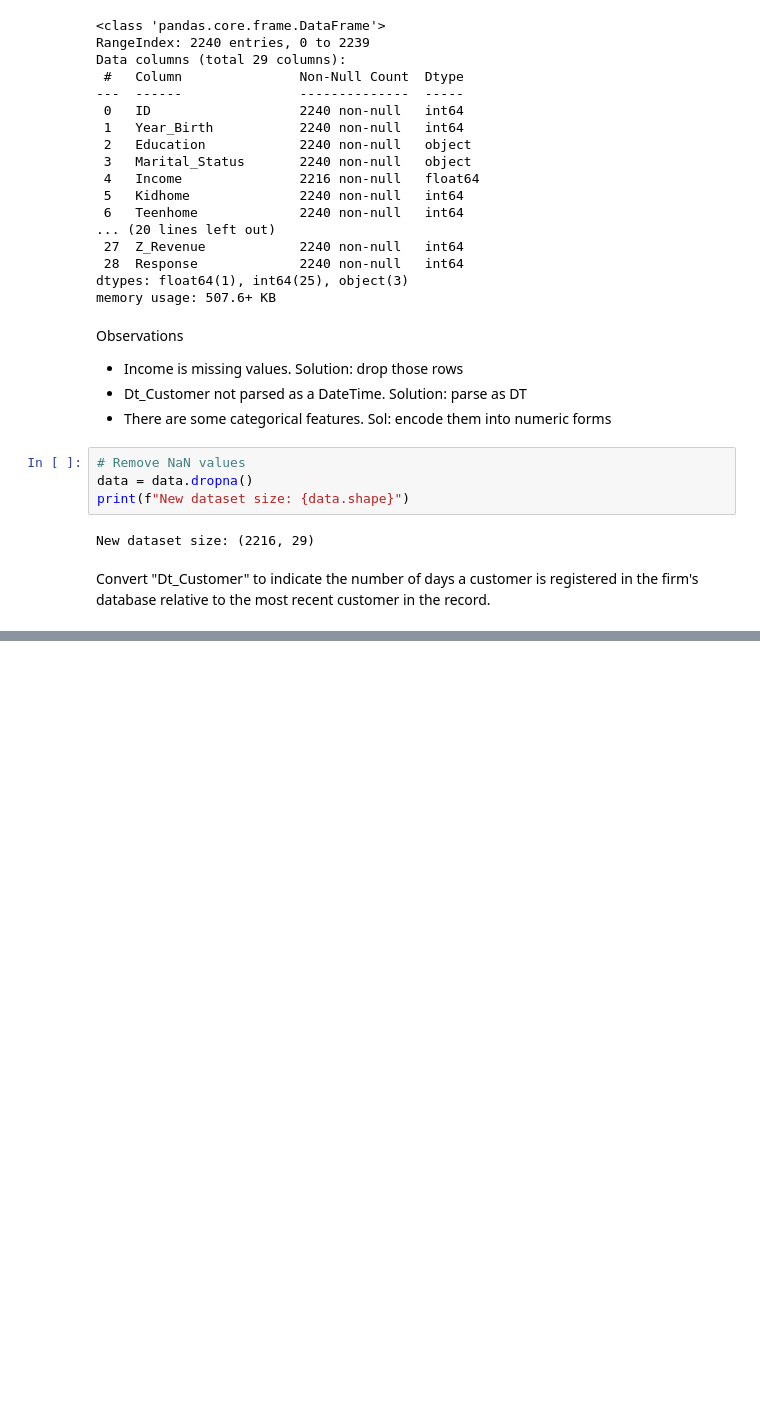
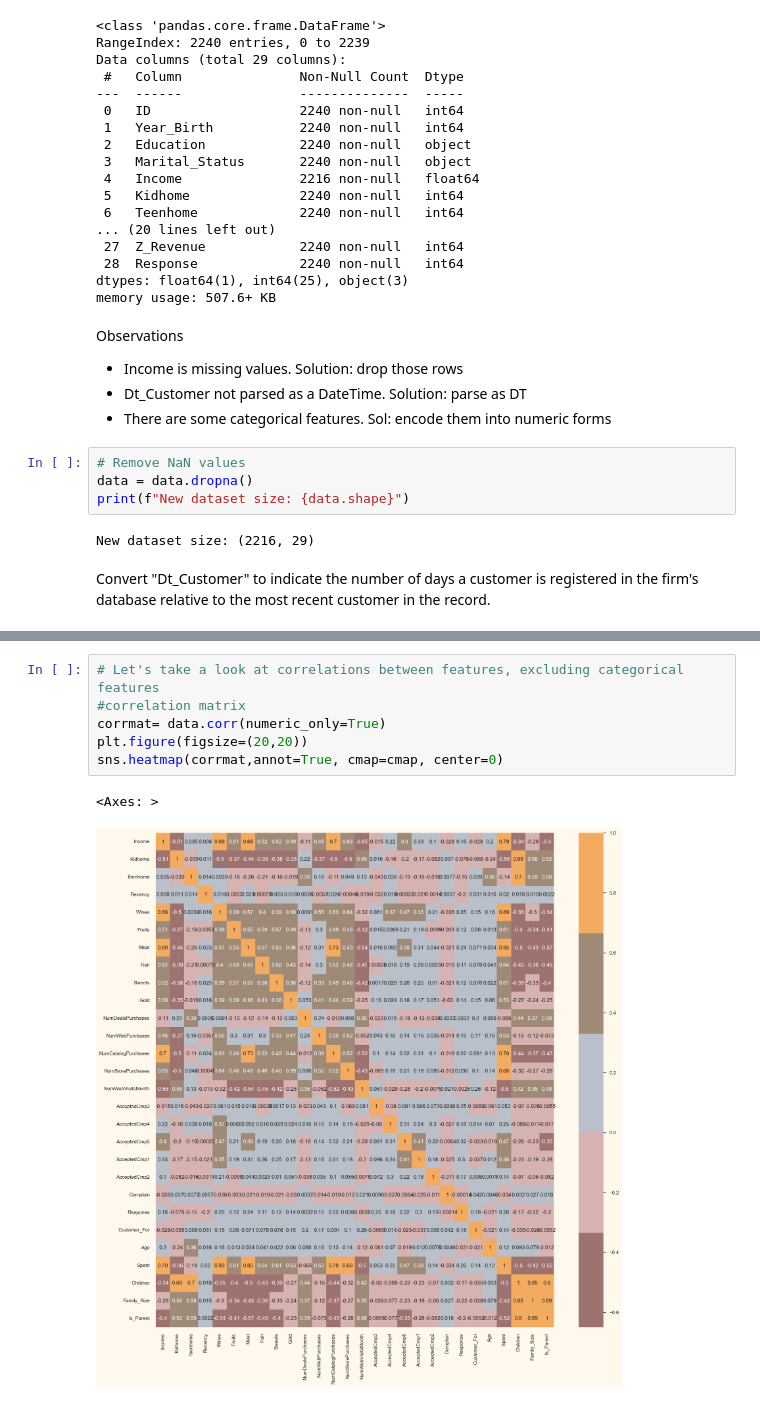
Before and after one commit to georgekenefati/Customer-Personality-Segmentation, a Jupyter notebook: cluster_analysis.ipynb, the cells around one changed output, grey strips where cells are left out. Cells and saved outputs as stored; diff of their text form; blank space fills up the shorter version.

```diff
--- a/cluster_analysis.ipynb
+++ b/cluster_analysis.ipynb
@@ -104,0 +267,9 @@ Convert "Dt_Customer" to indicate the number of days a customer is registered in
+# %%
+# Let's take a look at correlations between features, excluding categorical features
+#correlation matrix
+corrmat= data.corr(numeric_only=True)
+plt.figure(figsize=(20,20))
+sns.heatmap(corrmat,annot=True, cmap=cmap, center=0)
+# %% [output]
+<Axes: >
+[figure, added]
```
Also changed, not shown: parts of 35 cells of this notebook, 1 other file.
